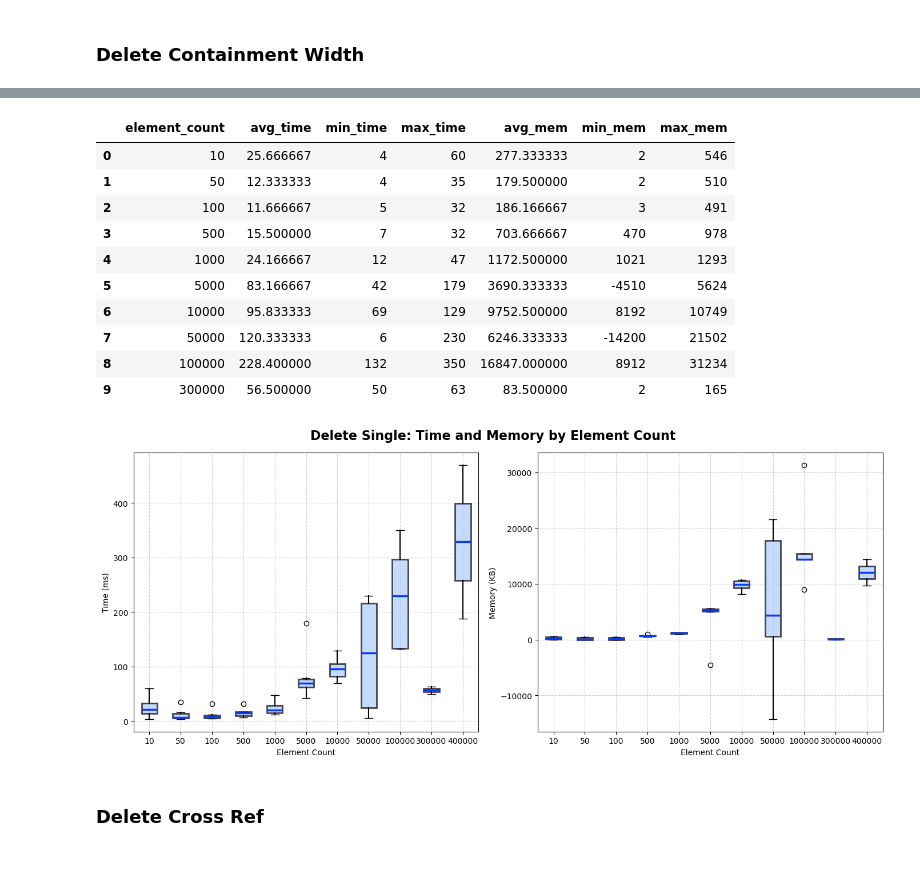
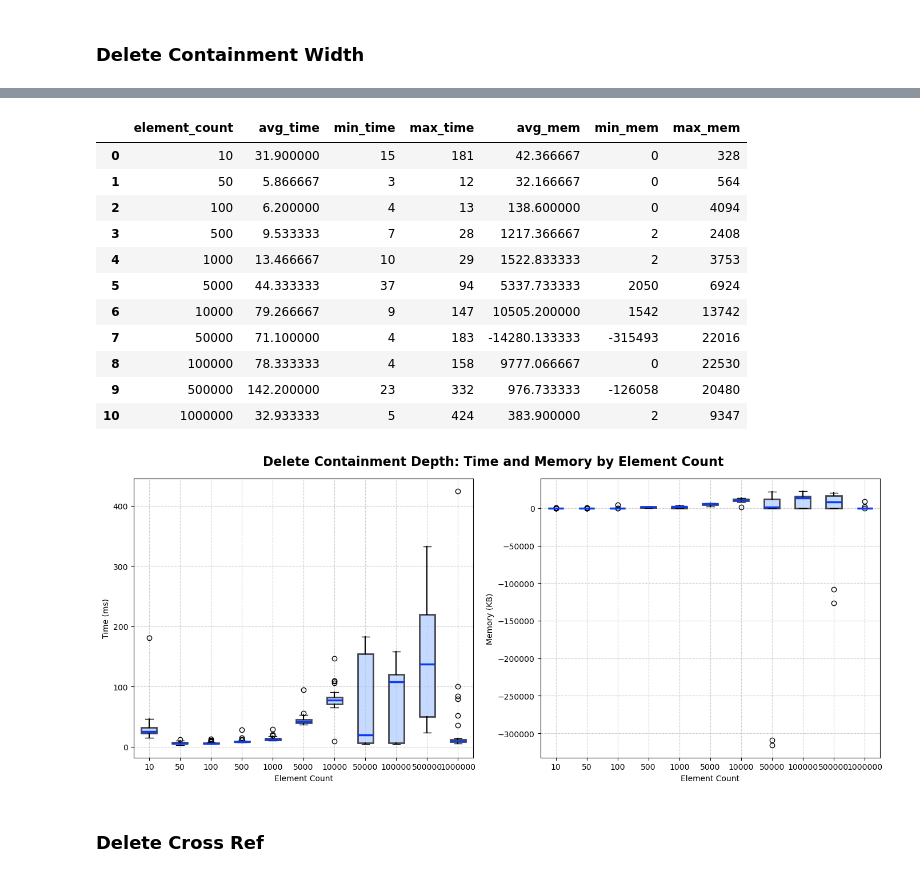
Before and after one commit to geodes-sms/NeoModelingFramework, a Jupyter notebook: ECMFA-2026-Evaluation/analysis/RQ2-results-analysis.ipynb, the cells around one changed output, grey strips where cells are left out. Saved outputs shown, nothing was run; the diff lists cells and outputs as text; code cells hidden in the pictures.

```diff
--- a/ECMFA-2026-Evaluation/analysis/RQ2-results-analysis.ipynb
+++ b/ECMFA-2026-Evaluation/analysis/RQ2-results-analysis.ipynb
@@ -1065,50 +879,51 @@ grouped_delete_d_w_runs = delete_c_d_runs.groupby(group_col).agg(
     max_mem=('mem', 'max'),
 ).reset_index()
 
-grouped_delete_d_w_runs.head(10)
+grouped_delete_d_w_runs
 # %% [output]
 |  | element_count | avg_time | min_time | max_time | avg_mem | min_mem | max_mem |
-| 0 | 10 | 25.666667 | 4 | 60 | 277.333333 | 2 | 546 |
-| 1 | 50 | 12.333333 | 4 | 35 | 179.500000 | 2 | 510 |
-| 2 | 100 | 11.666667 | 5 | 32 | 186.166667 | 3 | 491 |
-| 3 | 500 | 15.500000 | 7 | 32 | 703.666667 | 470 | 978 |
-| 4 | 1000 | 24.166667 | 12 | 47 | 1172.500000 | 1021 | 1293 |
-| 5 | 5000 | 83.166667 | 42 | 179 | 3690.333333 | -4510 | 5624 |
-| 6 | 10000 | 95.833333 | 69 | 129 | 9752.500000 | 8192 | 10749 |
-| 7 | 50000 | 120.333333 | 6 | 230 | 6246.333333 | -14200 | 21502 |
-| 8 | 100000 | 228.400000 | 132 | 350 | 16847.000000 | 8912 | 31234 |
-| 9 | 300000 | 56.500000 | 50 | 63 | 83.500000 | 2 | 165 |
+| 0 | 10 | 31.900000 | 15 | 181 | 42.366667 | 0 | 328 |
+| 1 | 50 | 5.866667 | 3 | 12 | 32.166667 | 0 | 564 |
+| 2 | 100 | 6.200000 | 4 | 13 | 138.600000 | 0 | 4094 |
+| 3 | 500 | 9.533333 | 7 | 28 | 1217.366667 | 2 | 2408 |
+| 4 | 1000 | 13.466667 | 10 | 29 | 1522.833333 | 2 | 3753 |
+| 5 | 5000 | 44.333333 | 37 | 94 | 5337.733333 | 2050 | 6924 |
+| 6 | 10000 | 79.266667 | 9 | 147 | 10505.200000 | 1542 | 13742 |
+| 7 | 50000 | 71.100000 | 4 | 183 | -14280.133333 | -315493 | 22016 |
+| 8 | 100000 | 78.333333 | 4 | 158 | 9777.066667 | 0 | 22530 |
+| 9 | 500000 | 142.200000 | 23 | 332 | 976.733333 | -126058 | 20480 |
+| 10 | 1000000 | 32.933333 | 5 | 424 | 383.900000 | 2 | 9347 |
 # %%
 import matplotlib.pyplot as plt
 
 group_col = 'element_count'
 fig, axes = plt.subplots(1, 2, figsize=(14, 6))
 
 # Boxplot for time
 delete_c_d_runs.boxplot(column='time', by=group_col, ax=axes[0], patch_artist=True,
                    boxprops=dict(facecolor='#AFCBFF', color='black', linewidth=2, alpha=0.7),
                    medianprops=dict(color="#0B3AF7", linewidth=2.5),
                    whiskerprops=dict(color='black', linewidth=1.5))
 axes[0].set_title('')
 axes[0].set_xlabel('Element Count')
 axes[0].set_ylabel('Time (ms)')
 axes[0].grid(True, linestyle='--', alpha=0.6)
 
 # Boxplot for memory
 delete_c_d_runs.boxplot(column='mem', by=group_col, ax=axes[1], patch_artist=True,
                    boxprops=dict(facecolor='#AFCBFF', color='black', linewidth=2, alpha=0.7),
                    medianprops=dict(color="#0B3AF7", linewidth=2.5),
                    whiskerprops=dict(color='black', linewidth=1.5))
 axes[1].set_xlabel('Element Count')
 axes[1].set_ylabel('Memory (KB)')
 axes[1].grid(True, linestyle='--', alpha=0.6)
 axes[1].set_title('')
 
-plt.suptitle('Delete Single: Time and Memory by Element Count', fontsize=16, fontweight='bold')
+plt.suptitle('Delete Containment Depth: Time and Memory by Element Count', fontsize=16, fontweight='bold')
 plt.tight_layout()
 plt.show()
 # %% [output]
-[figure, old version]
+[figure, new version]
 # %% [markdown]
 ### Delete Cross Ref
 # %%
```
Also changed, not shown: parts of 42 cells of this notebook, 32 other files.
